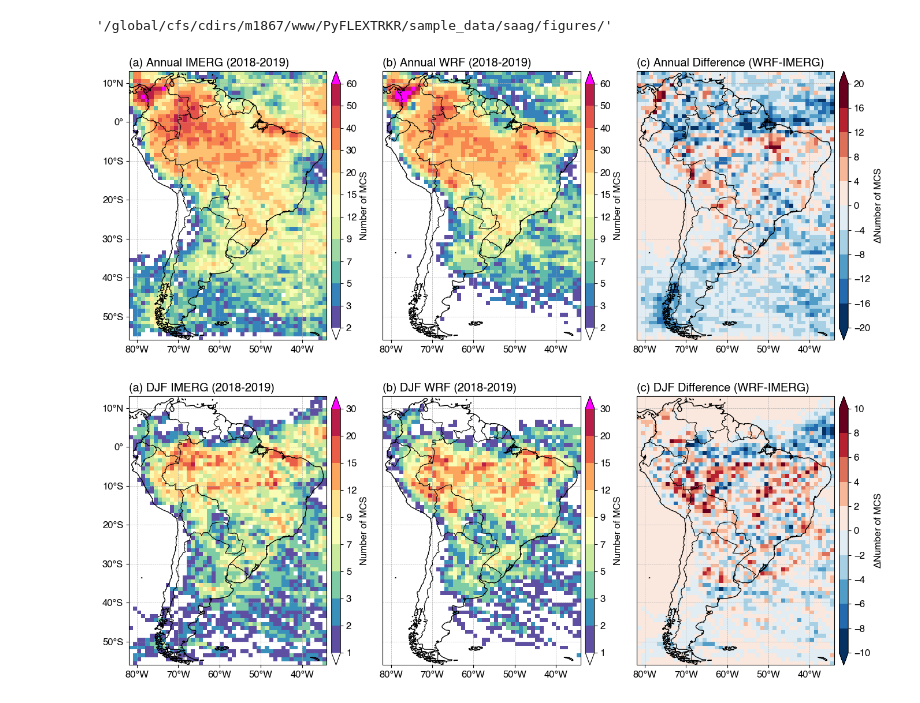
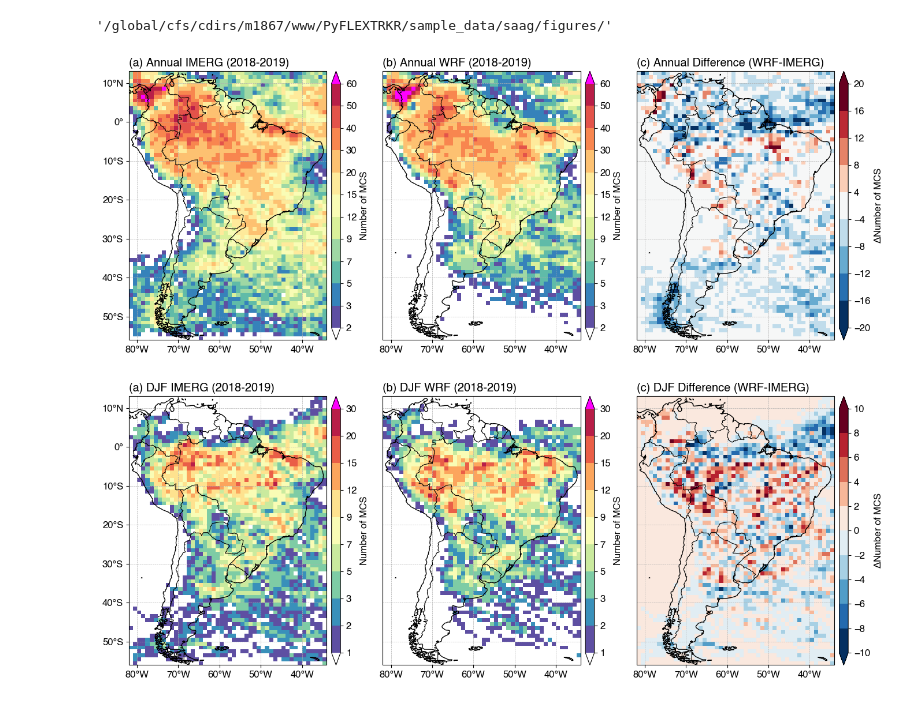
Before and after one commit to FlexTRKR/PyFLEXTRKR, a Jupyter notebook: Notebooks/plot_obs_wrf_robust_mcs_tracks_map.ipynb, the cells around one changed output. Saved outputs shown, nothing was run; the diff lists cells and outputs as text; code cells hidden in the pictures.

```diff
--- a/Notebooks/plot_obs_wrf_robust_mcs_tracks_map.ipynb
+++ b/Notebooks/plot_obs_wrf_robust_mcs_tracks_map.ipynb
@@ -380,21 +380,24 @@ figdir
 # %%
 mcs_irnumber_diff = mcs_irnumber_wrf - mcs_irnumber_obs
 dataarray = [mcs_irnumber_obs, mcs_irnumber_wrf, mcs_irnumber_diff]
 levels = [2,3,5,7,9,12,15,20,30,40,50,60]
 levelsdiff = np.arange(-20,20.1,4)
+# Remove mid-point (0 value)
+idx = int((len(levelsdiff)-1)/2)
+levelsdiff = np.delete(levelsdiff, idx)
 levels = [levels, levels, levelsdiff]
 cmap = copy.copy(mpl.cm.get_cmap('Spectral_r'))
 cmap = truncate_colormap(cmap, 0.0, 0.95)
 cmapdiff = copy.copy(mpl.cm.get_cmap('RdBu_r'))
 cmaps = [cmap,cmap,cmapdiff]
 titles = [f'(a) Annual IMERG ({years})', f'(b) Annual WRF ({years})', f'(c) Annual Difference (WRF-IMERG)']
 cblabels = ['Number of MCS','Number of MCS',r'$\Delta$'+'Number of MCS']
 cbticks = levels
 figname = f'{figdir}imerg_wrf_mcs_irnumber_map_annual_{years}.png'
 oob_colors = {'under':'white', 'over':'magenta'}
 fig = plot_map_3panels(dataarray, xbins, ybins, levels, cmaps, titles, cblabels, cbticks, figname, oob_colors=oob_colors)
 # %% [output]
-[figure, old version]
+[figure, new version]
 # %%
 mcs_irnumber_diff_DJF = mcs_irnumber_wrf_DJF - mcs_irnumber_obs_DJF
 dataarray = [mcs_irnumber_obs_DJF, mcs_irnumber_wrf_DJF, mcs_irnumber_diff_DJF]
```
Also changed, not shown: parts of 1 cell of this notebook, 5 other files.
